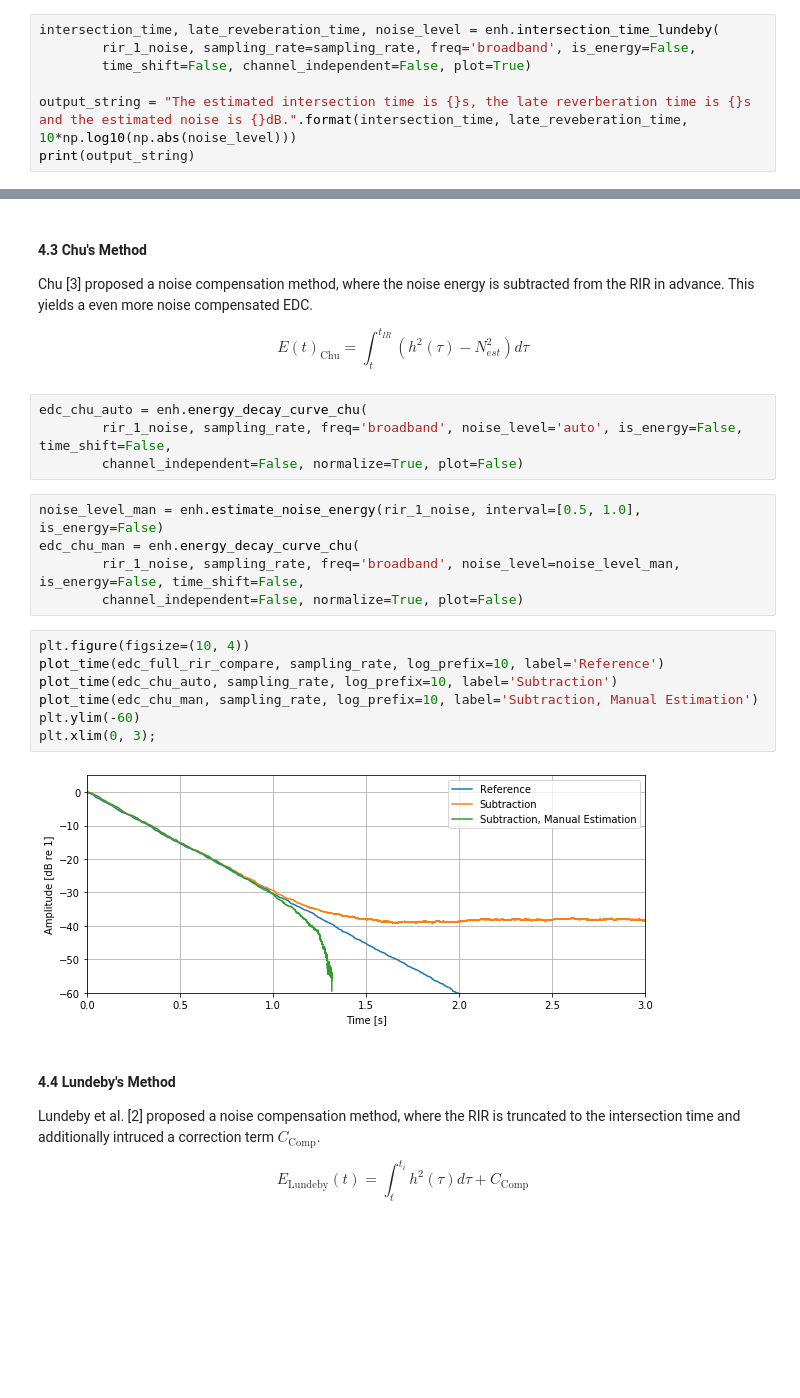
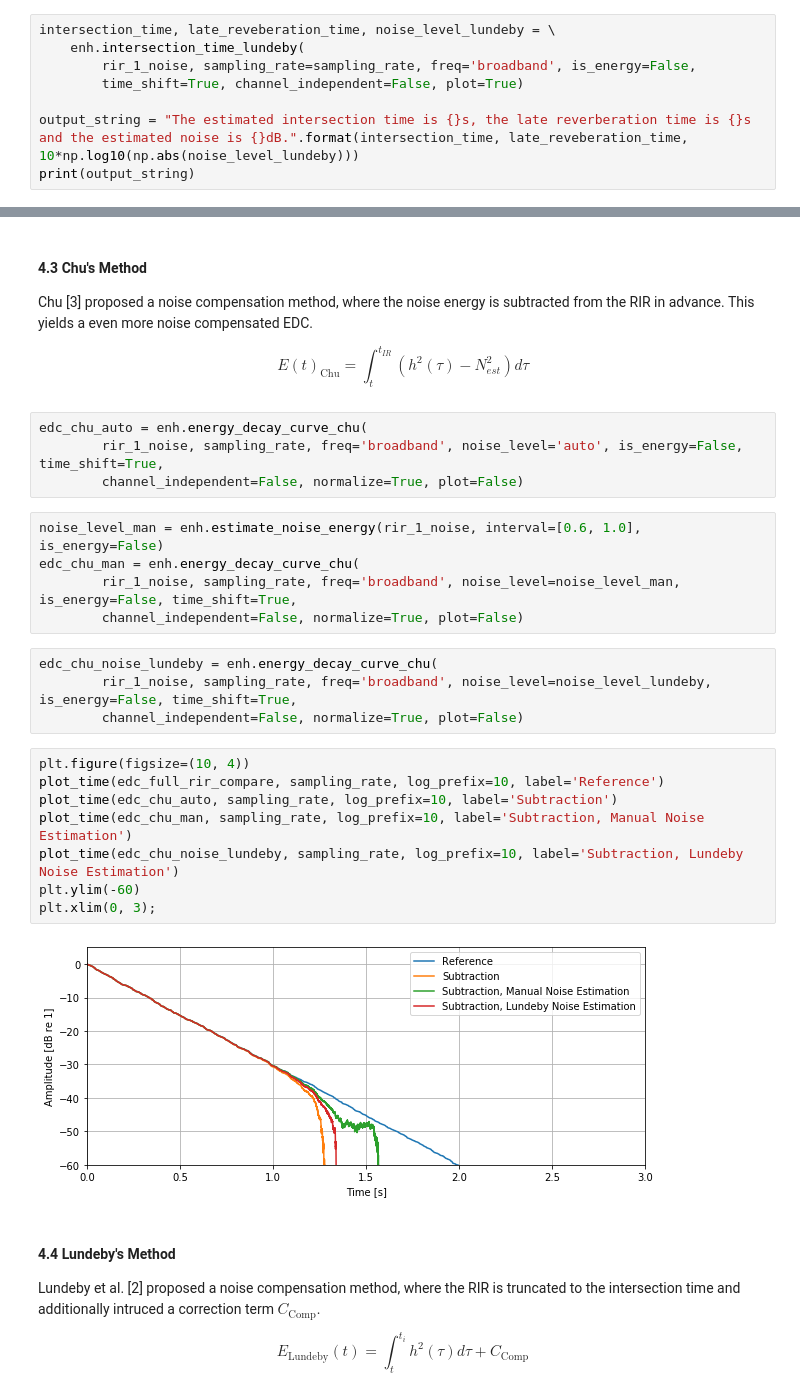
Before and after one commit to pyfar/pyrato, a Jupyter notebook: getting_started.ipynb, the cells around one changed output, grey strips where cells are left out. Saved outputs shown, nothing was run; the diff lists cells and outputs as text; blank space fills up the shorter version.

```diff
--- a/getting_started.ipynb
+++ b/getting_started.ipynb
@@ -162,10 +190,11 @@ The RIR can be truncated to the intersection time $t_i$, where the decaying impu
 
 $$ E_\mathrm{Trunc}(t) = \int_t^{t_{i}} h^2(\tau) d\tau  $$
 # %%
-intersection_time, late_reveberation_time, noise_level = enh.intersection_time_lundeby(
+intersection_time, late_reveberation_time, noise_level_lundeby = \
+    enh.intersection_time_lundeby(
         rir_1_noise, sampling_rate=sampling_rate, freq='broadband', is_energy=False,
-        time_shift=False, channel_independent=False, plot=True)
+        time_shift=True, channel_independent=False, plot=True)
 
-output_string = "The estimated intersection time is {}s, the late reverberation time is {}s and the estimated noise is {}dB.".format(intersection_time, late_reveberation_time, 10*np.log10(np.abs(noise_level)))
+output_string = "The estimated intersection time is {}s, the late reverberation time is {}s and the estimated noise is {}dB.".format(intersection_time, late_reveberation_time, 10*np.log10(np.abs(noise_level_lundeby)))
 print(output_string)
 # %% [output]
@@ -194,22 +223,27 @@ Chu [3] proposed a noise compensation method, where the noise energy is subtract
 $$ E(t)_\mathrm{Chu} = \int_t^{t_{IR}} (h^2(\tau) - N_{est}^2) d\tau  $$
 # %%
 edc_chu_auto = enh.energy_decay_curve_chu(
-        rir_1_noise, sampling_rate, freq='broadband', noise_level='auto', is_energy=False, time_shift=False,
+        rir_1_noise, sampling_rate, freq='broadband', noise_level='auto', is_energy=False, time_shift=True,
         channel_independent=False, normalize=True, plot=False)
 # %%
-noise_level_man = enh.estimate_noise_energy(rir_1_noise, interval=[0.5, 1.0], is_energy=False)
+noise_level_man = enh.estimate_noise_energy(rir_1_noise, interval=[0.6, 1.0], is_energy=False)
 edc_chu_man = enh.energy_decay_curve_chu(
-        rir_1_noise, sampling_rate, freq='broadband', noise_level=noise_level_man, is_energy=False, time_shift=False,
+        rir_1_noise, sampling_rate, freq='broadband', noise_level=noise_level_man, is_energy=False, time_shift=True,
         channel_independent=False, normalize=True, plot=False)
+# %%
+edc_chu_noise_lundeby = enh.energy_decay_curve_chu(
+        rir_1_noise, sampling_rate, freq='broadband', noise_level=noise_level_lundeby, is_energy=False, time_shift=True,
+        channel_independent=False, normalize=True, plot=False)
 # %%
 plt.figure(figsize=(10, 4))
 plot_time(edc_full_rir_compare, sampling_rate, log_prefix=10, label='Reference')
 plot_time(edc_chu_auto, sampling_rate, log_prefix=10, label='Subtraction')
-plot_time(edc_chu_man, sampling_rate, log_prefix=10, label='Subtraction, Manual Estimation')
+plot_time(edc_chu_man, sampling_rate, log_prefix=10, label='Subtraction, Manual Noise Estimation')
+plot_time(edc_chu_noise_lundeby, sampling_rate, log_prefix=10, label='Subtraction, Lundeby Noise Estimation')
 plt.ylim(-60)
 plt.xlim(0, 3);
 # %% [output]
-[figure, old version]
+[figure, new version]
 # %% [markdown]
 #### 4.4 Lundeby's Method
 
```
Also changed, not shown: parts of 8 cells of this notebook, 2 other files.
